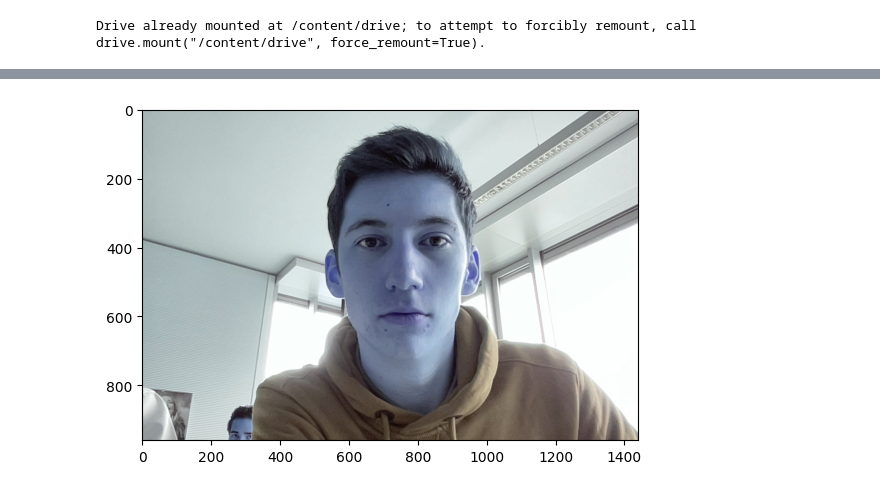
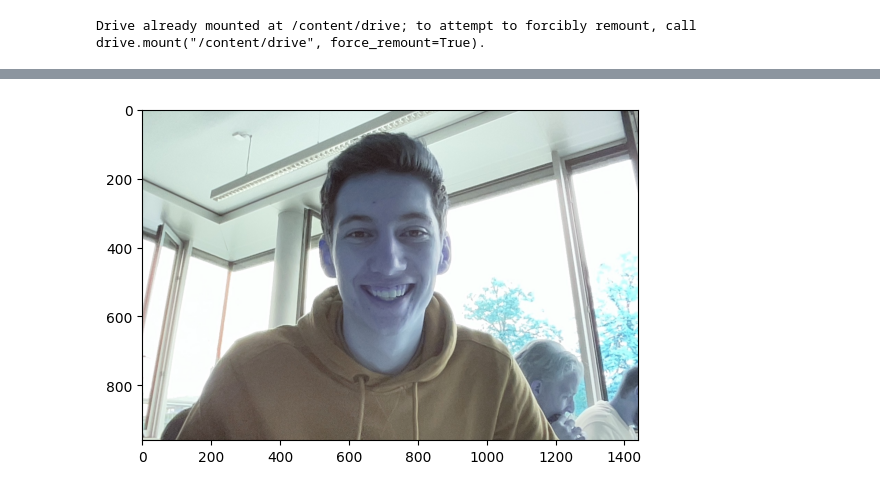
Before and after one commit to NiklasElsaesser/FaceBias, a Jupyter notebook: FaceBias.ipynb, the cells around one changed output, grey strips where cells are left out. Cells and saved outputs as stored; diff of their text form; code cells hidden in the pictures.

Commit message:
functional version

```diff
--- a/FaceBias.ipynb
+++ b/FaceBias.ipynb
@@ -204,45 +206,6 @@ from google.colab import drive
 drive.mount('/content/drive')
 # %% [output]
 Drive already mounted at /content/drive; to attempt to forcibly remount, call drive.mount("/content/drive", force_remount=True).
-# %%
-from google.colab import files
-import numpy as np
-import cv2
-from tensorflow.keras.models import load_model
-
-genders = ["men", "women"]  # Example values, adjust based on your use case
-emotions = ["happy", "neutral"]  # Example values, adjust based on your use case
-
-
-# Load the trained model
-model_path = '/content/drive/MyDrive/Faces/Dataset/emotion_model.h5'
-model = load_model(model_path)
-
-# Upload your own picture
-uploaded = faceImg
-#uploaded = faceImg
-
-
-# Convert the uploaded files to a dictionary
-#uploaded_files = dict(uploaded)
-
-# Get the file paths of the uploaded images
-#test_image_paths = list(uploaded_files.keys())
-
-
-# Function to preprocess uploaded images
-def preprocess_image(faceImg):
-    img = cv2.imread(file_path, cv2.IMREAD_GRAYSCALE)
-    gray = cv2.cvtColor(img, cv2.COLOR_BGR2GRAY)
-    if img is None:
-        raise ValueError(f"Image not loaded successfully from {file_path}")
-    img = cv2.resize(img, (48, 48))
-    if img.shape != (48, 48):
-        raise ValueError(f"Image size is not 48x48 after resizing")
-
-    img = np.expand_dims(img, axis=0)
-    img = img.reshape((1, 48, 48, 1))
-    return img
 # %%
 import os
 import cv2
@@ -250,8 +213,8 @@ import numpy as np
 from tensorflow.keras.models import load_model
 
 # Load your face recognition model
-face_recognition_model_path = '/content/drive/MyDrive/Faces/Dataset/emotion_model.h5'  # Add correct path
-face_recognition_model = load_model(face_recognition_model_path)
+face_emotion_model_path = '/content/drive/MyDrive/Faces/Dataset/emotion_model.h5'
+face_recognition_model = load_model(face_emotion_model_path)
 
 # Function to preprocess images
 def preprocess_image(img):
@@ -262,7 +225,7 @@ def preprocess_image(img):
     return img
 
 # File path to the uploaded image
-uploaded_img_path = '/content/drive/MyDrive/Faces/testing/testing3.jpg'
+uploaded_img_path = '/content/drive/MyDrive/Faces/testing/testing6.jpg'
 
 # Read the uploaded image
 img = cv2.imread(uploaded_img_path, cv2.IMREAD_GRAYSCALE)
@@ -293,3 +256,3 @@ else:
 Predicted Gender: Men
 Predicted Emotion: Neutral
-[figure, old version]
+[figure, new version]
```
Also changed, not shown: parts of 5 cells of this notebook.
